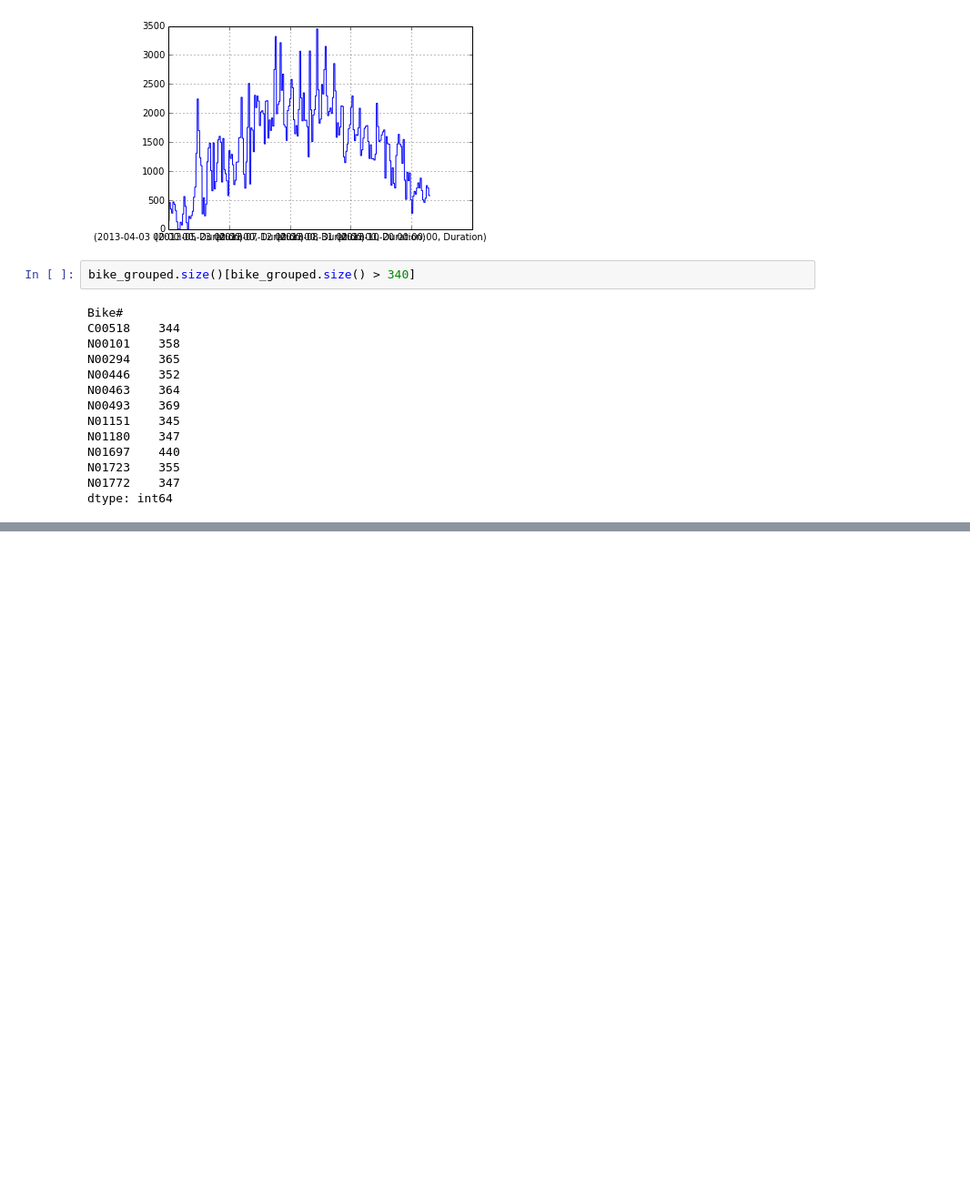
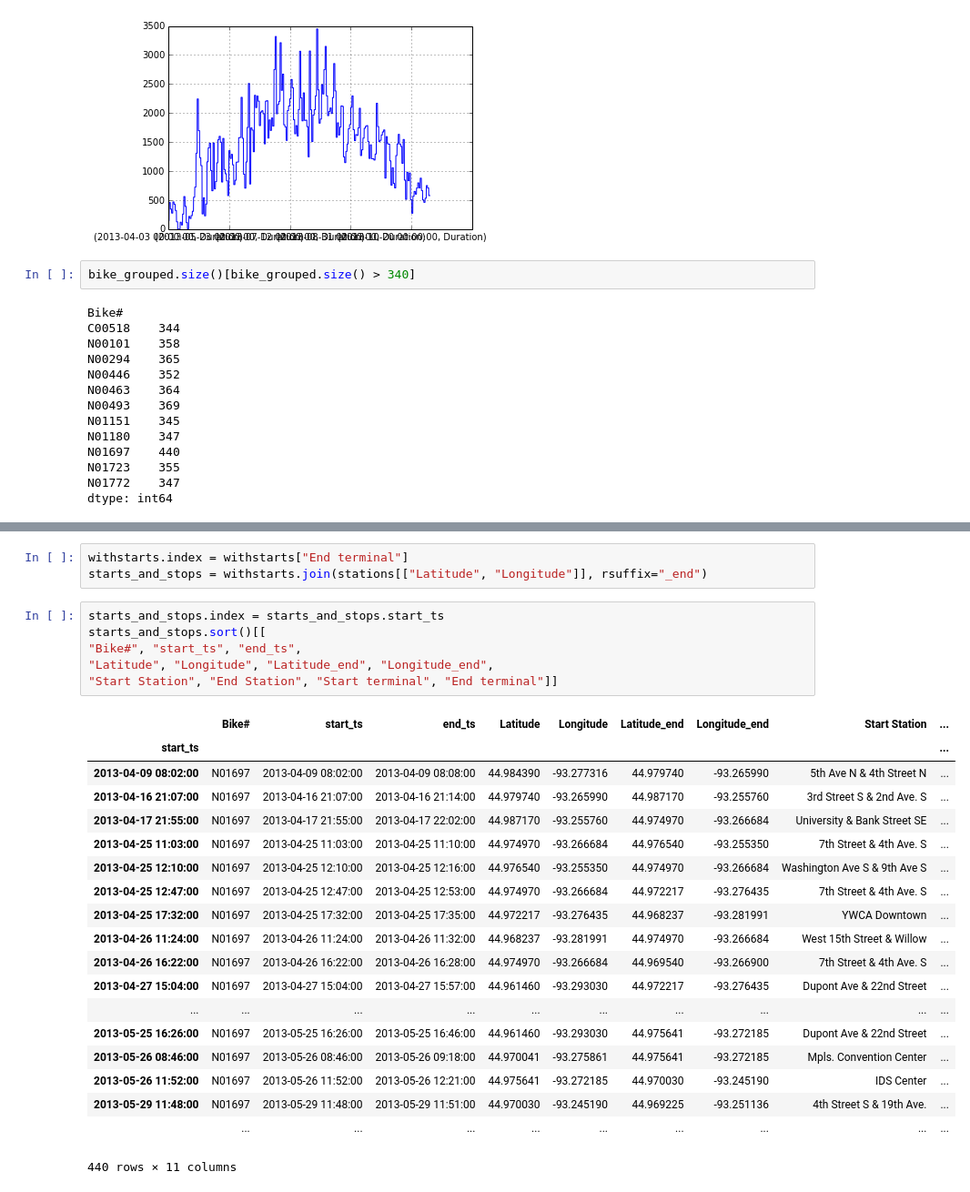
Before and after one commit to cpdean/bikes, a Jupyter notebook: notebooks/basics.ipynb, the cells around one changed output, grey strips where cells are left out. Shown: that part at 91% size. Drawn from its saved outputs; the diff is of its cells as text; blank space fills up the shorter version.

```diff
--- a/notebooks/basics.ipynb
+++ b/notebooks/basics.ipynb
@@ -92,0 +159,29 @@ dtype: int64
+# %%
+withstarts.index = withstarts["End terminal"]
+starts_and_stops = withstarts.join(stations[["Latitude", "Longitude"]], rsuffix="_end")
+# %%
+starts_and_stops.index = starts_and_stops.start_ts
+starts_and_stops.sort()[[
+"Bike#", "start_ts", "end_ts",
+"Latitude", "Longitude", "Latitude_end", "Longitude_end",
+"Start Station", "End Station", "Start terminal", "End terminal"]]
+# %% [output]
+|  | Bike# | start_ts | end_ts | Latitude | Longitude | Latitude_end | Longitude_end | Start Station | ... |
+| start_ts |  |  |  |  |  |  |  |  | ... |
+| 2013-04-09 08:02:00 | N01697 | 2013-04-09 08:02:00 | 2013-04-09 08:08:00 | 44.984390 | -93.277316 | 44.979740 | -93.265990 | 5th Ave N & 4th Street N | ... |
+| 2013-04-16 21:07:00 | N01697 | 2013-04-16 21:07:00 | 2013-04-16 21:14:00 | 44.979740 | -93.265990 | 44.987170 | -93.255760 | 3rd Street S & 2nd Ave. S | ... |
+| 2013-04-17 21:55:00 | N01697 | 2013-04-17 21:55:00 | 2013-04-17 22:02:00 | 44.987170 | -93.255760 | 44.974970 | -93.266684 | University & Bank Street SE | ... |
+| 2013-04-25 11:03:00 | N01697 | 2013-04-25 11:03:00 | 2013-04-25 11:10:00 | 44.974970 | -93.266684 | 44.976540 | -93.255350 | 7th Street & 4th Ave. S | ... |
+| 2013-04-25 12:10:00 | N01697 | 2013-04-25 12:10:00 | 2013-04-25 12:16:00 | 44.976540 | -93.255350 | 44.974970 | -93.266684 | Washington Ave S & 9th Ave S | ... |
+| 2013-04-25 12:47:00 | N01697 | 2013-04-25 12:47:00 | 2013-04-25 12:53:00 | 44.974970 | -93.266684 | 44.972217 | -93.276435 | 7th Street & 4th Ave. S | ... |
+| 2013-04-25 17:32:00 | N01697 | 2013-04-25 17:32:00 | 2013-04-25 17:35:00 | 44.972217 | -93.276435 | 44.968237 | -93.281991 | YWCA Downtown | ... |
+| 2013-04-26 11:24:00 | N01697 | 2013-04-26 11:24:00 | 2013-04-26 11:32:00 | 44.968237 | -93.281991 | 44.974970 | -93.266684 | West 15th Street & Willow | ... |
+| 2013-04-26 16:22:00 | N01697 | 2013-04-26 16:22:00 | 2013-04-26 16:28:00 | 44.974970 | -93.266684 | 44.969540 | -93.266900 | 7th Street & 4th Ave. S | ... |
+| 2013-04-27 15:04:00 | N01697 | 2013-04-27 15:04:00 | 2013-04-27 15:57:00 | 44.961460 | -93.293030 | 44.972217 | -93.276435 | Dupont Ave & 22nd Street | ... |
+| ... | ... | ... | ... | ... | ... | ... | ... | ... | ... |
+| 2013-05-25 16:26:00 | N01697 | 2013-05-25 16:26:00 | 2013-05-25 16:46:00 | 44.961460 | -93.293030 | 44.975641 | -93.272185 | Dupont Ave & 22nd Street | ... |
+| 2013-05-26 08:46:00 | N01697 | 2013-05-26 08:46:00 | 2013-05-26 09:18:00 | 44.970041 | -93.275861 | 44.975641 | -93.272185 | Mpls. Convention Center | ... |
+| 2013-05-26 11:52:00 | N01697 | 2013-05-26 11:52:00 | 2013-05-26 12:21:00 | 44.975641 | -93.272185 | 44.970030 | -93.245190 | IDS Center | ... |
+| 2013-05-29 11:48:00 | N01697 | 2013-05-29 11:48:00 | 2013-05-29 11:51:00 | 44.970030 | -93.245190 | 44.969225 | -93.251136 | 4th Street S & 19th Ave. | ... |
+|  | ... | ... | ... | ... | ... | ... | ... | ... | ... |
+440 rows × 11 columns
```
Also changed, not shown: parts of 11 cells of this notebook, 3 other files.
